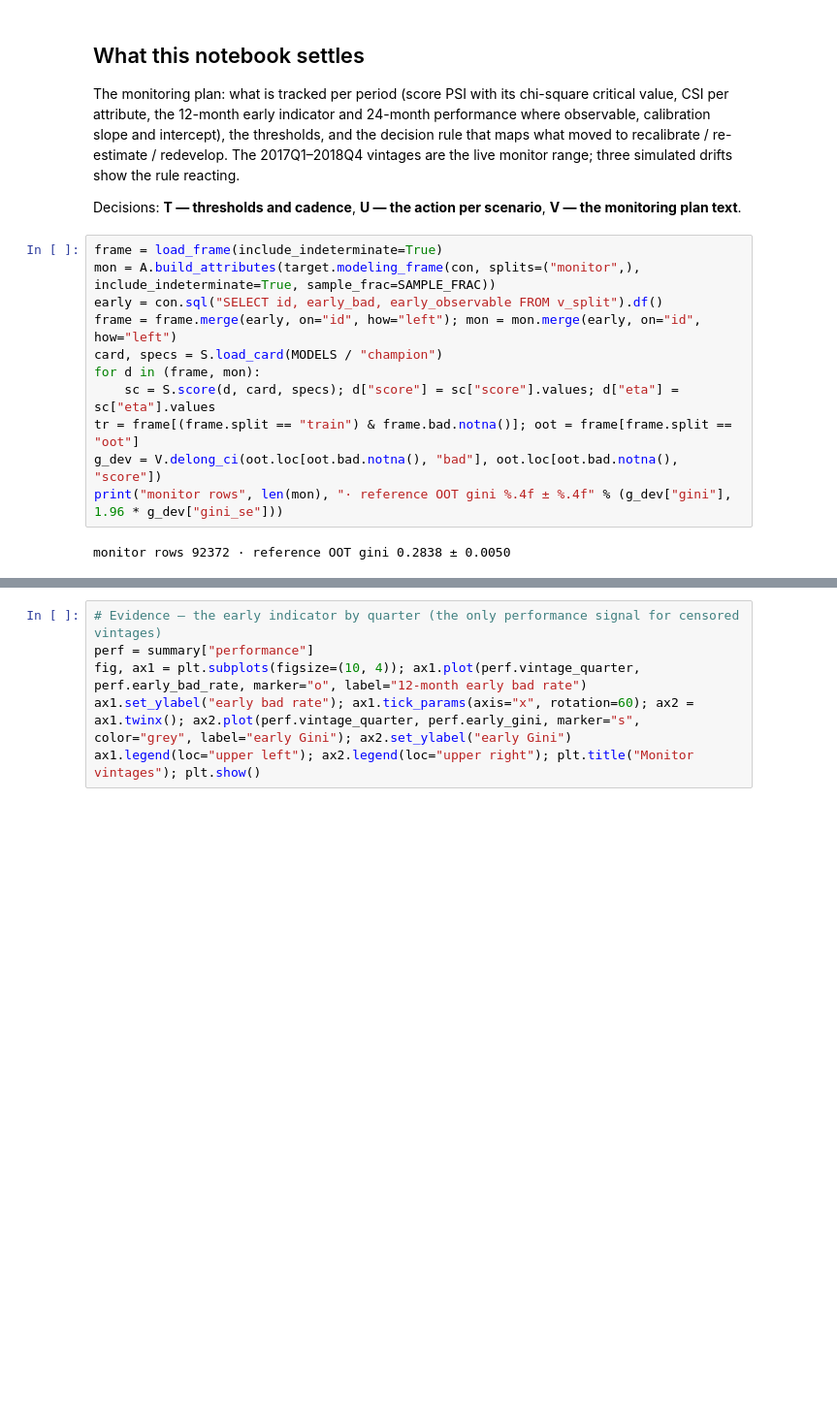
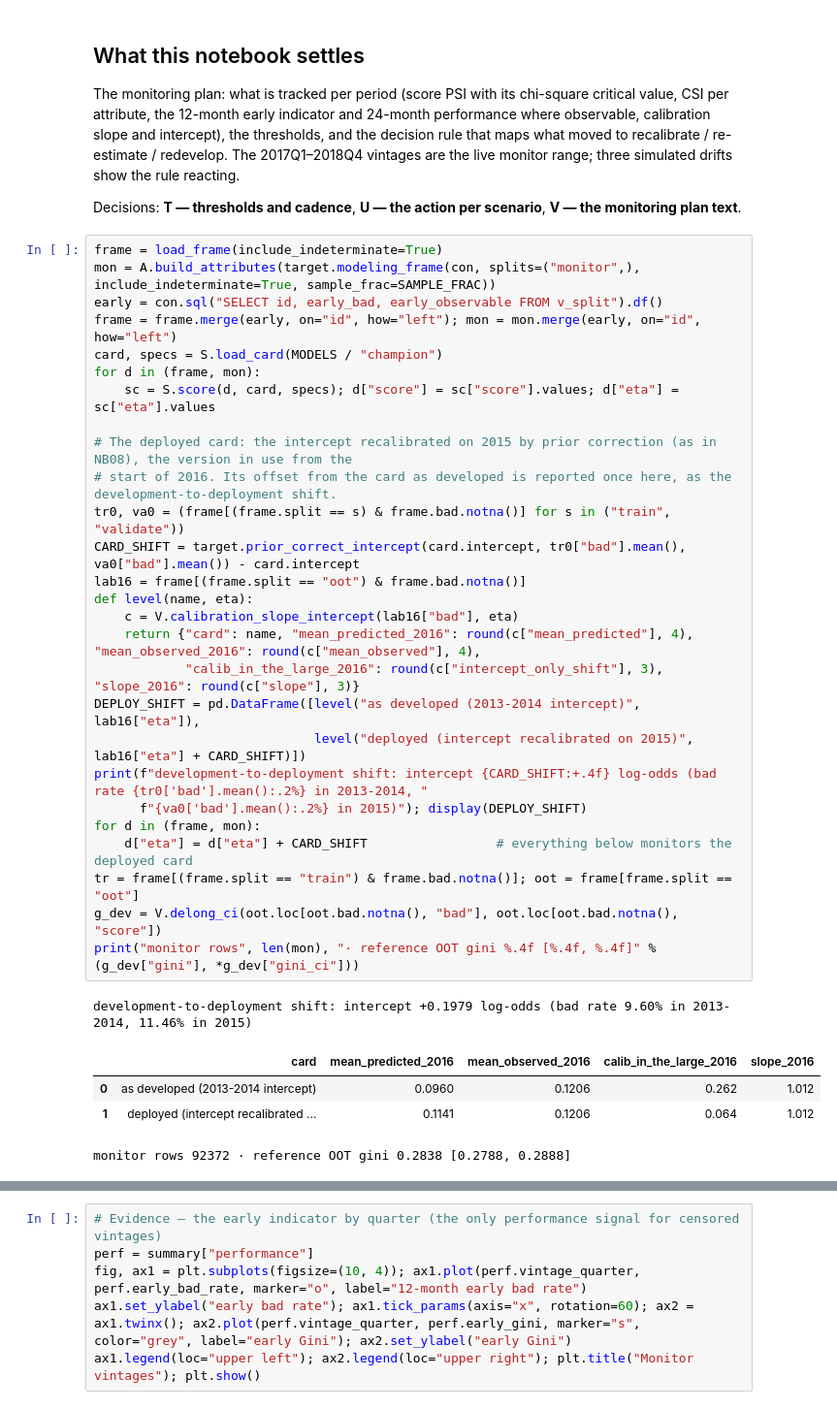
Before and after one commit to Siavash1368/score-pilot-lab, a Jupyter notebook: notebooks/09_monitoring.ipynb, the cells around one changed output, grey strips where cells are left out. Shown at 97% size. Saved outputs shown, nothing was run; the diff lists cells and outputs as text; blank space fills up the shorter version.

```diff
--- a/notebooks/09_monitoring.ipynb
+++ b/notebooks/09_monitoring.ipynb
@@ -54,16 +54,36 @@ Decisions: **T — thresholds and cadence**, **U — the action per scenario**,
 # %%
 frame = load_frame(include_indeterminate=True)
 mon = A.build_attributes(target.modeling_frame(con, splits=("monitor",), include_indeterminate=True, sample_frac=SAMPLE_FRAC))
 early = con.sql("SELECT id, early_bad, early_observable FROM v_split").df()
 frame = frame.merge(early, on="id", how="left"); mon = mon.merge(early, on="id", how="left")
 card, specs = S.load_card(MODELS / "champion")
 for d in (frame, mon):
     sc = S.score(d, card, specs); d["score"] = sc["score"].values; d["eta"] = sc["eta"].values
+
+# The deployed card: the intercept recalibrated on 2015 by prior correction (as in NB08), the version in use from the
+# start of 2016. Its offset from the card as developed is reported once here, as the development-to-deployment shift.
+tr0, va0 = (frame[(frame.split == s) & frame.bad.notna()] for s in ("train", "validate"))
+CARD_SHIFT = target.prior_correct_intercept(card.intercept, tr0["bad"].mean(), va0["bad"].mean()) - card.intercept
+lab16 = frame[(frame.split == "oot") & frame.bad.notna()]
+def level(name, eta):
+    c = V.calibration_slope_intercept(lab16["bad"], eta)
+    return {"card": name, "mean_predicted_2016": round(c["mean_predicted"], 4), "mean_observed_2016": round(c["mean_observed"], 4),
+            "calib_in_the_large_2016": round(c["intercept_only_shift"], 3), "slope_2016": round(c["slope"], 3)}
+DEPLOY_SHIFT = pd.DataFrame([level("as developed (2013-2014 intercept)", lab16["eta"]),
+                             level("deployed (intercept recalibrated on 2015)", lab16["eta"] + CARD_SHIFT)])
+print(f"development-to-deployment shift: intercept {CARD_SHIFT:+.4f} log-odds (bad rate {tr0['bad'].mean():.2%} in 2013-2014, "
+      f"{va0['bad'].mean():.2%} in 2015)"); display(DEPLOY_SHIFT)
+for d in (frame, mon):
+    d["eta"] = d["eta"] + CARD_SHIFT                 # everything below monitors the deployed card
 tr = frame[(frame.split == "train") & frame.bad.notna()]; oot = frame[frame.split == "oot"]
 g_dev = V.delong_ci(oot.loc[oot.bad.notna(), "bad"], oot.loc[oot.bad.notna(), "score"])
-print("monitor rows", len(mon), "· reference OOT gini %.4f ± %.4f" % (g_dev["gini"], 1.96 * g_dev["gini_se"]))
+print("monitor rows", len(mon), "· reference OOT gini %.4f [%.4f, %.4f]" % (g_dev["gini"], *g_dev["gini_ci"]))
 # %% [output]
-monitor rows 92372 · reference OOT gini 0.2838 ± 0.0050
+development-to-deployment shift: intercept +0.1979 log-odds (bad rate 9.60% in 2013-2014, 11.46% in 2015)
+|  | card | mean_predicted_2016 | mean_observed_2016 | calib_in_the_large_2016 | slope_2016 |
+| 0 | as developed (2013-2014 intercept) | 0.0960 | 0.1206 | 0.262 | 1.012 |
+| 1 | deployed (intercept recalibrated ... | 0.1141 | 0.1206 | 0.064 | 1.012 |
+monitor rows 92372 · reference OOT gini 0.2838 [0.2788, 0.2888]
 # %% [markdown]
 ### Decision T — Thresholds and cadence
 
```
Also changed, not shown: parts of 5 cells of this notebook, 14 other files.
